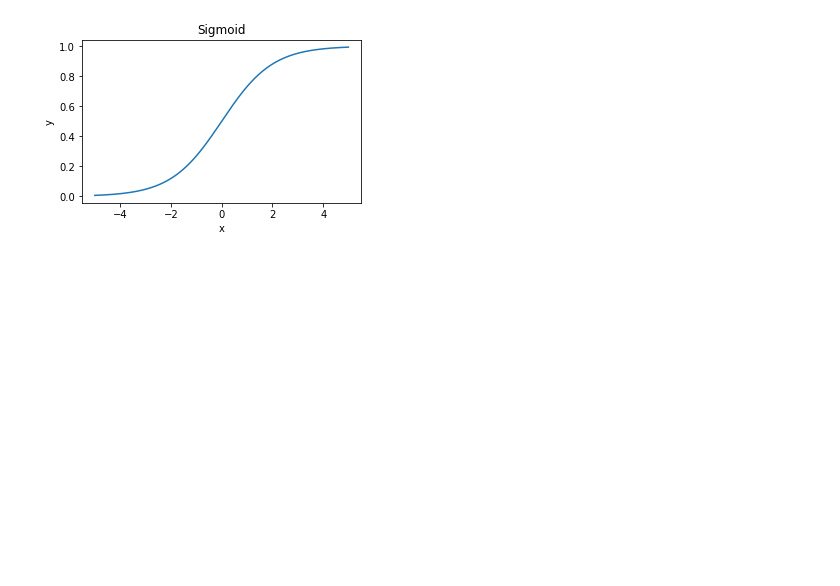
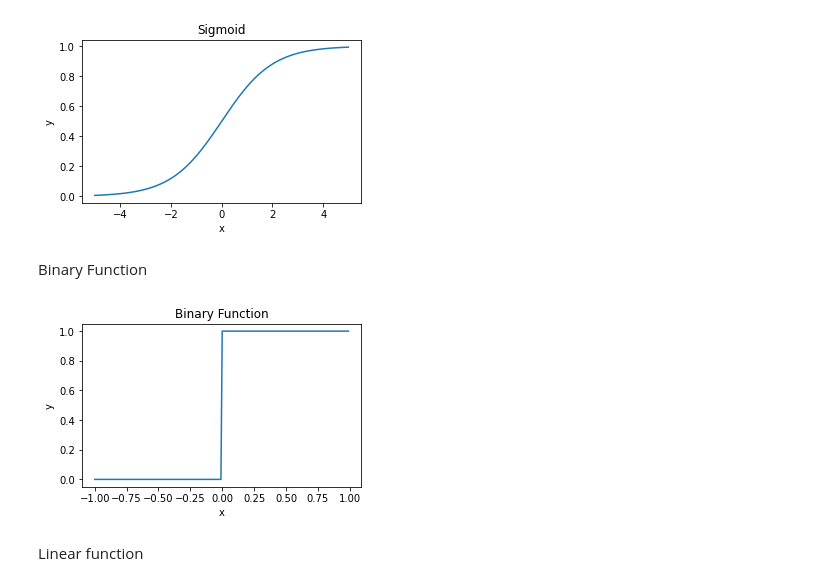
Before and after one commit to Meet200/Machine_Learning-, a Jupyter notebook: Activation_Functions.ipynb, the cells around one changed output. Drawn from its saved outputs; the diff is of its cells as text; code cells hidden in the pictures; blank space fills up the shorter version.

```diff
--- a/Activation_Functions.ipynb
+++ b/Activation_Functions.ipynb
@@ -71,3 +42,21 @@ y
 plot_fun(x,y,"Sigmoid")
 # %% [output]
 [figure]
+# %% [markdown]
+Binary Function
+# %%
+# Binary function
+def binary_step(x):
+    if x<0:
+        return 0
+    else:
+        return 1
+# %%
+x=[float(x)/100 for x in range(-100,100)]
+y = [binary_step(x1) for x1 in x]
+# %%
+plot_fun(x,y,"Binary Function")
+# %% [output]
+[figure, added]
+# %% [markdown]
+Linear function
```
Also changed, not shown: parts of 26 cells of this notebook.
